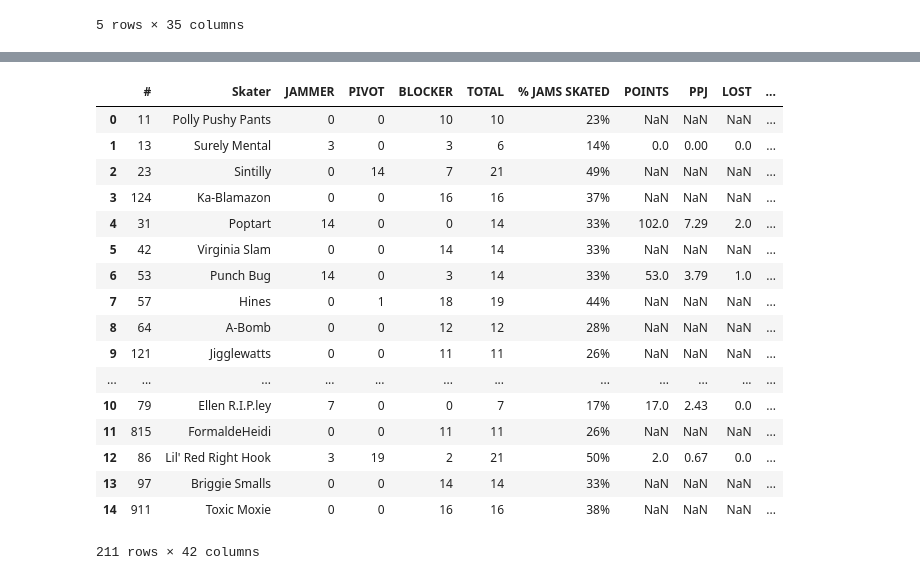
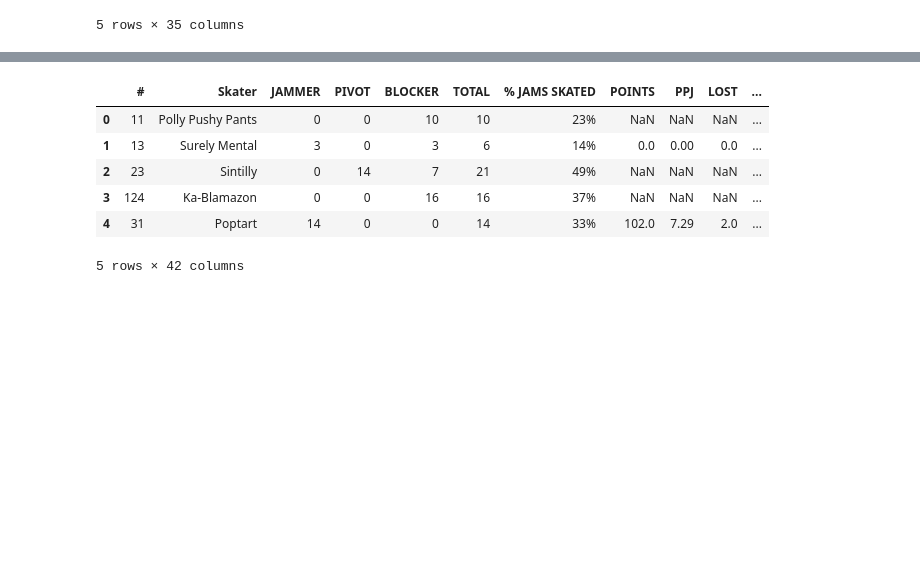
Before and after one commit to stace2775/NRD_Stats, a Jupyter notebook: Game_Summary.ipynb, the cells around one changed output, grey strips where cells are left out. Drawn from its saved outputs; the diff is of its cells as text; code cells hidden in the pictures; blank space fills up the shorter version.

```diff
--- a/Game_Summary.ipynb
+++ b/Game_Summary.ipynb
@@ -180,25 +198,14 @@ home_away
 # %%
 all_df = pd.concat([_0202Alls_df,  _03031Brawls_df, _03032Brawls_df, _03033Brawls_df, _0309Alls_df, _0309Brawls_df, _0323Alls_df, _0406Alls_df, _04071Alls_df, _04072Alls_df, _0615Alls_df, _0616Alls_df, _0713Alls_df, _0713Brawls_df])
-all_df
+all_df.head()
 # %% [output]
 |  | # | Skater | JAMMER | PIVOT | BLOCKER | TOTAL | % JAMS SKATED | POINTS | PPJ | LOST | ... |
 | 0 | 11 | Polly Pushy Pants | 0 | 0 | 10 | 10 | 23% | NaN | NaN | NaN | ... |
 | 1 | 13 | Surely Mental | 3 | 0 | 3 | 6 | 14% | 0.0 | 0.00 | 0.0 | ... |
 | 2 | 23 | Sintilly | 0 | 14 | 7 | 21 | 49% | NaN | NaN | NaN | ... |
 | 3 | 124 | Ka-Blamazon | 0 | 0 | 16 | 16 | 37% | NaN | NaN | NaN | ... |
 | 4 | 31 | Poptart | 14 | 0 | 0 | 14 | 33% | 102.0 | 7.29 | 2.0 | ... |
-| 5 | 42 | Virginia Slam | 0 | 0 | 14 | 14 | 33% | NaN | NaN | NaN | ... |
-| 6 | 53 | Punch Bug | 14 | 0 | 3 | 14 | 33% | 53.0 | 3.79 | 1.0 | ... |
-| 7 | 57 | Hines | 0 | 1 | 18 | 19 | 44% | NaN | NaN | NaN | ... |
-| 8 | 64 | A-Bomb | 0 | 0 | 12 | 12 | 28% | NaN | NaN | NaN | ... |
-| 9 | 121 | Jigglewatts | 0 | 0 | 11 | 11 | 26% | NaN | NaN | NaN | ... |
-| ... | ... | ... | ... | ... | ... | ... | ... | ... | ... | ... | ... |
-| 10 | 79 | Ellen R.I.P.ley | 7 | 0 | 0 | 7 | 17% | 17.0 | 2.43 | 0.0 | ... |
-| 11 | 815 | FormaldeHeidi | 0 | 0 | 11 | 11 | 26% | NaN | NaN | NaN | ... |
-| 12 | 86 | Lil' Red Right Hook | 3 | 19 | 2 | 21 | 50% | 2.0 | 0.67 | 0.0 | ... |
-| 13 | 97 | Briggie Smalls | 0 | 0 | 14 | 14 | 33% | NaN | NaN | NaN | ... |
-| 14 | 911 | Toxic Moxie | 0 | 0 | 16 | 16 | 38% | NaN | NaN | NaN | ... |
-211 rows × 42 columns
+5 rows × 42 columns
 # %%
 skaters = all_df[['#', 'Skater', 'Team', 'Game Date']]
 u_skaters = skaters['#'].unique()
```
Also changed, not shown: parts of 2 cells of this notebook, 27 other files.
